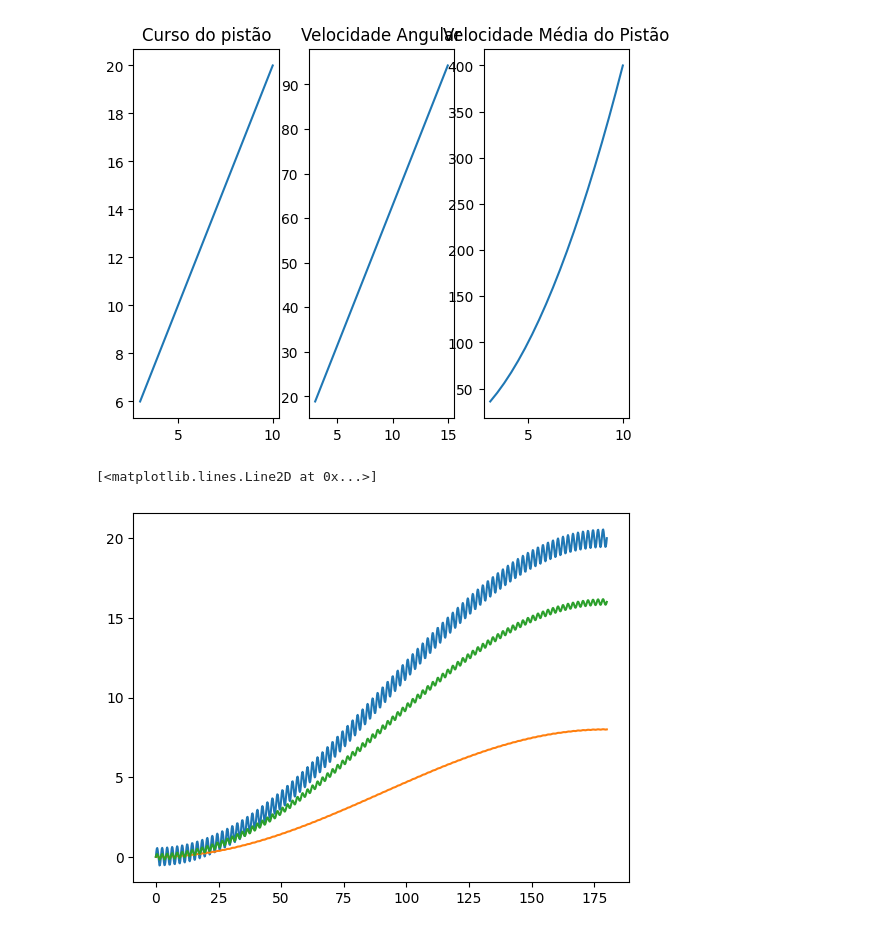
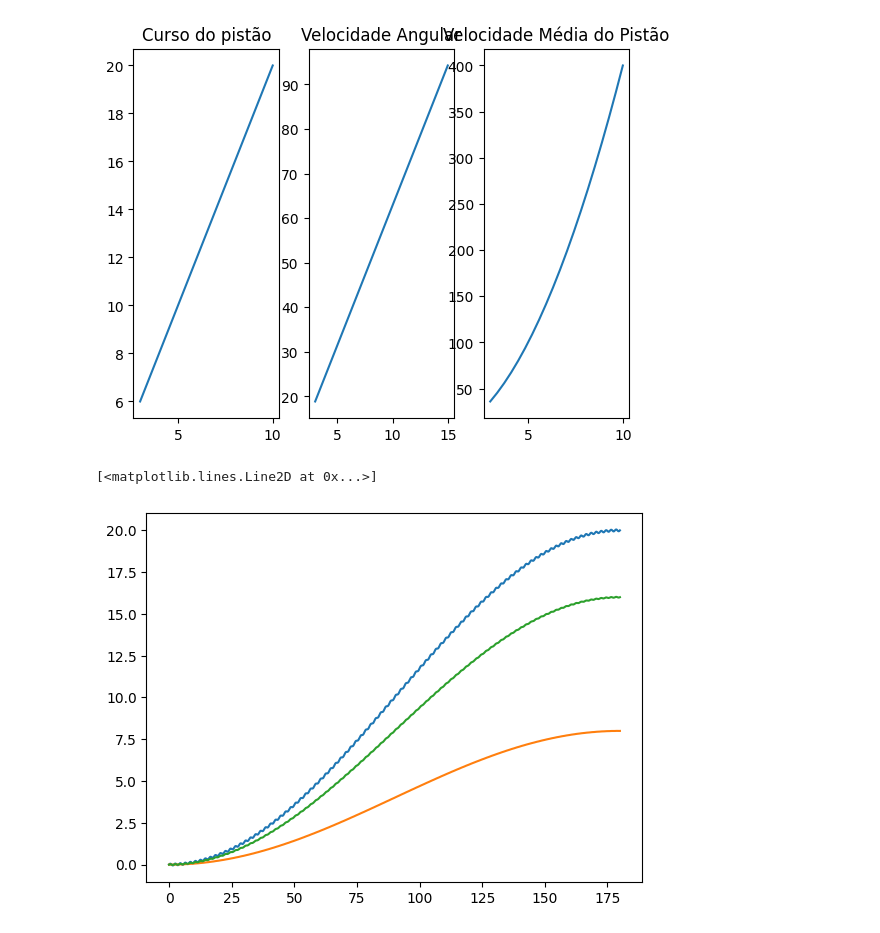
Before and after one commit to NagaoVictor/Maquina, a Jupyter notebook: Motores_de_Combustão_Interna.ipynb, the cells around one changed output. Drawn from its saved outputs; the diff is of its cells as text; code cells hidden in the pictures.

```diff
--- a/Motores_de_Combustão_Interna.ipynb
+++ b/Motores_de_Combustão_Interna.ipynb
@@ -217,17 +217,17 @@ Text(0.5, 1.0, 'Velocidade Média do Pistão')
 # %%
 # Distância para o pistão atingir o ponto do motor superior
 import math as m
 import numpy as np
 import matplotlib.pyplot as plt
 
 def x(raio, comprimento, alpha):
-    return raio*(1 - np.cos((alpha*np.pi)/180) + comprimento*(1 - np.sqrt(1 - (raio/comprimento)**2 * (np.sin(alpha*np.pi)/180)) ) )
+    return raio*(1 - np.cos((alpha*np.pi)/180)) + comprimento*(1 - np.sqrt(1 - (raio/comprimento)**2 * (np.sin(alpha*np.pi)/180)) )
 
 linha = np.linspace(0, 180, 1000)
 
 plt.plot(linha, x(10, 5, linha))
 plt.plot(linha, x(4, 15, linha))
 plt.plot(linha, x(8, 8, linha))
 # %% [output]
 [<matplotlib.lines.Line2D at 0x...>]
-[figure, old version]
+[figure, new version]
```
